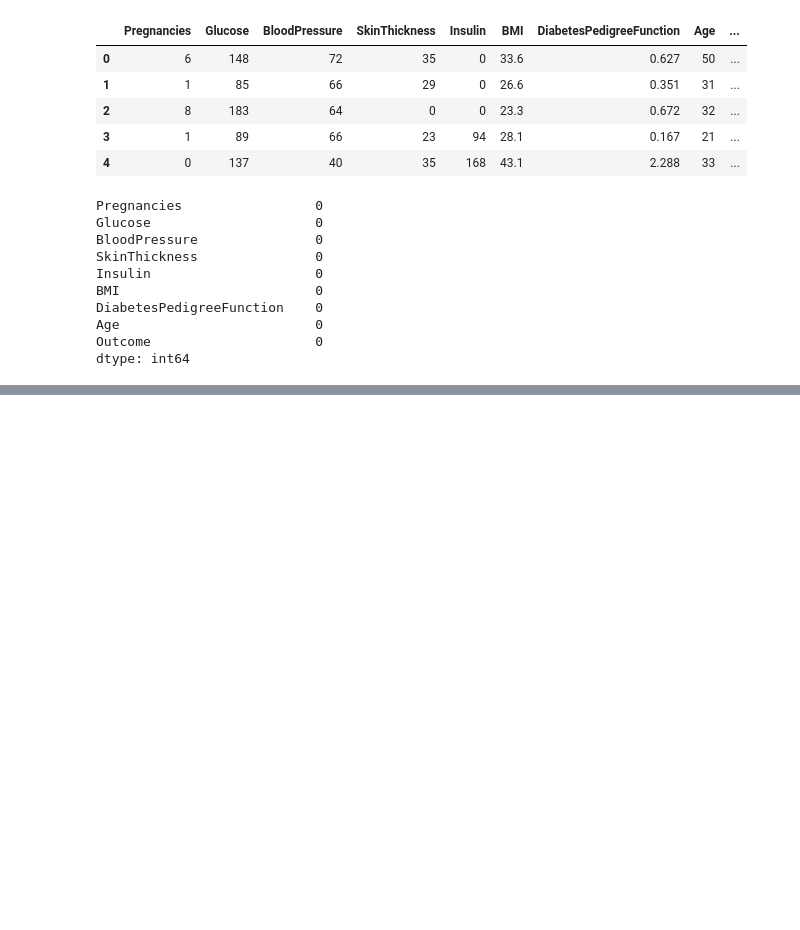
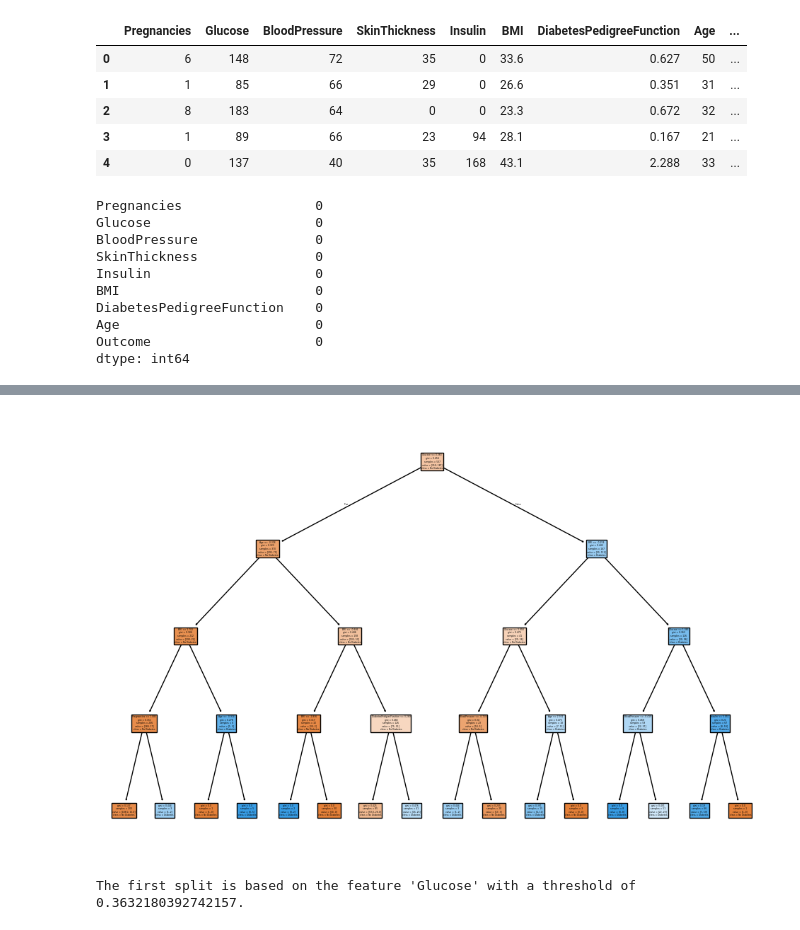
Before and after one commit to Tathagat017/Diabetes_Eda_Model_train, a Jupyter notebook: model.ipynb, the cells around one changed output, grey strips where cells are left out. Cells and saved outputs as stored; diff of their text form; code cells hidden in the pictures; blank space fills up the shorter version.

```diff
--- a/model.ipynb
+++ b/model.ipynb
@@ -297,0 +264,14 @@ ROC AUC Score: 0.7252483443708609
+# %%
+#Plot the Decision Tree
+fig, ax = plt.subplots(figsize=(12, 8))
+plot_tree(dt, feature_names=numerical_features, class_names=['No Diabetes', 'Diabetes'], filled=True, ax=ax)
+plt.show()
+# %% [output]
+[figure, added]
+# %%
+# interpret the first split
+first_split_feature = numerical_features[dt.tree_.feature[0]]
+first_split_threshold = dt.tree_.threshold[0]
+print(f"The first split is based on the feature '{first_split_feature}' with a threshold of {first_split_threshold}.")
+# %% [output]
+The first split is based on the feature 'Glucose' with a threshold of 0.3632180392742157.
```
Also changed, not shown: parts of 17 cells of this notebook.
